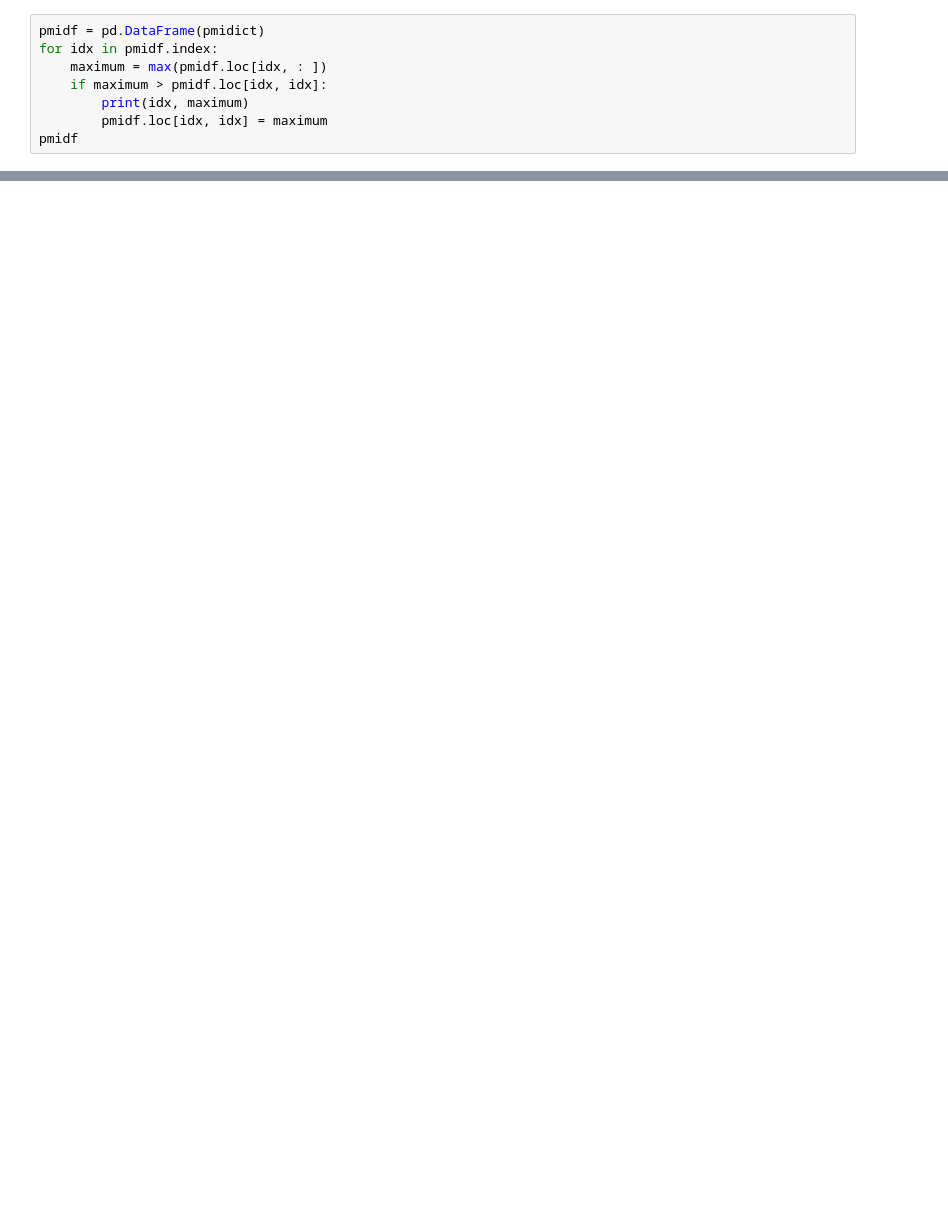
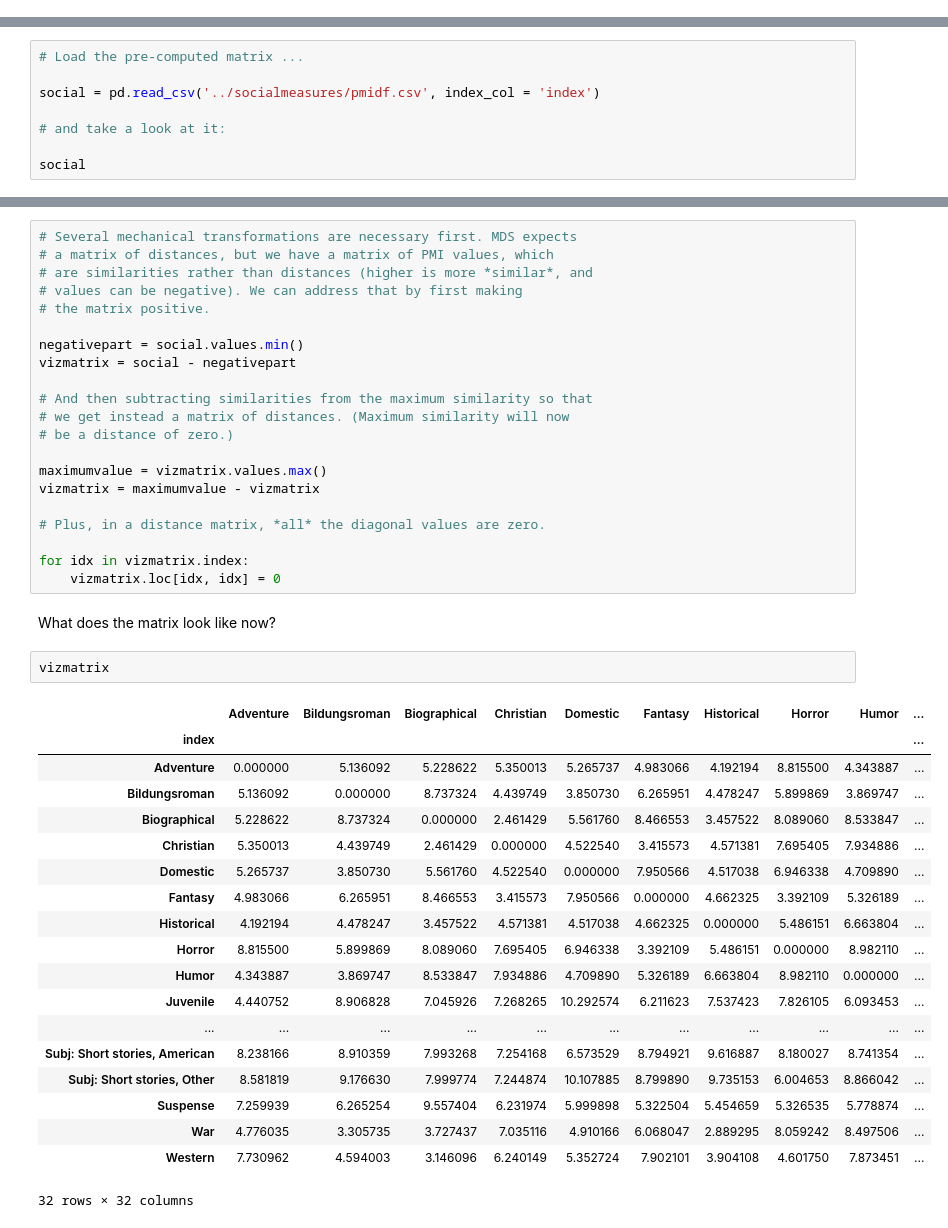
Before and after one commit to tedunderwood/genredistance, a Jupyter notebook: workshop/genreworkshop.ipynb, the cells around one changed output, grey strips where cells are left out. Cells and saved outputs as stored; diff of their text form; blank space fills up the shorter version.

```diff
--- a/workshop/genreworkshop.ipynb
+++ b/workshop/genreworkshop.ipynb
@@ -450,8 +16,0 @@ Subj: Horror
-# %%
-pmidf = pd.DataFrame(pmidict)
-for idx in pmidf.index:
-    maximum = max(pmidf.loc[idx, : ])
-    if maximum > pmidf.loc[idx, idx]:
-        print(idx, maximum)
-        pmidf.loc[idx, idx] = maximum
-pmidf
@@ -478,0 +63,8 @@ Subj: SF, American 2.35951916418
+# %%
+# Load the pre-computed matrix ...
+
+social = pd.read_csv('../socialmeasures/pmidf.csv', index_col = 'index')
+
+# and take a look at it:
+
+social
@@ -478,0 +99,45 @@ Subj: SF, American 2.35951916418
+# %%
+# Several mechanical transformations are necessary first. MDS expects
+# a matrix of distances, but we have a matrix of PMI values, which
+# are similarities rather than distances (higher is more *similar*, and
+# values can be negative). We can address that by first making
+# the matrix positive.
+
+negativepart = social.values.min()
+vizmatrix = social - negativepart
+
+# And then subtracting similarities from the maximum similarity so that
+# we get instead a matrix of distances. (Maximum similarity will now
+# be a distance of zero.)
+
+maximumvalue = vizmatrix.values.max()
+vizmatrix = maximumvalue - vizmatrix
+
+# Plus, in a distance matrix, *all* the diagonal values are zero.
+
+for idx in vizmatrix.index:
+    vizmatrix.loc[idx, idx] = 0
+# %% [markdown]
+What does the matrix look like now?
+# %%
+vizmatrix
+# %% [output]
+|  | Adventure | Bildungsroman | Biographical | Christian | Domestic | Fantasy | Historical | Horror | Humor | ... |
+| index |  |  |  |  |  |  |  |  |  | ... |
+| Adventure | 0.000000 | 5.136092 | 5.228622 | 5.350013 | 5.265737 | 4.983066 | 4.192194 | 8.815500 | 4.343887 | ... |
+| Bildungsroman | 5.136092 | 0.000000 | 8.737324 | 4.439749 | 3.850730 | 6.265951 | 4.478247 | 5.899869 | 3.869747 | ... |
+| Biographical | 5.228622 | 8.737324 | 0.000000 | 2.461429 | 5.561760 | 8.466553 | 3.457522 | 8.089060 | 8.533847 | ... |
+| Christian | 5.350013 | 4.439749 | 2.461429 | 0.000000 | 4.522540 | 3.415573 | 4.571381 | 7.695405 | 7.934886 | ... |
+| Domestic | 5.265737 | 3.850730 | 5.561760 | 4.522540 | 0.000000 | 7.950566 | 4.517038 | 6.946338 | 4.709890 | ... |
+| Fantasy | 4.983066 | 6.265951 | 8.466553 | 3.415573 | 7.950566 | 0.000000 | 4.662325 | 3.392109 | 5.326189 | ... |
+| Historical | 4.192194 | 4.478247 | 3.457522 | 4.571381 | 4.517038 | 4.662325 | 0.000000 | 5.486151 | 6.663804 | ... |
+| Horror | 8.815500 | 5.899869 | 8.089060 | 7.695405 | 6.946338 | 3.392109 | 5.486151 | 0.000000 | 8.982110 | ... |
+| Humor | 4.343887 | 3.869747 | 8.533847 | 7.934886 | 4.709890 | 5.326189 | 6.663804 | 8.982110 | 0.000000 | ... |
+| Juvenile | 4.440752 | 8.906828 | 7.045926 | 7.268265 | 10.292574 | 6.211623 | 7.537423 | 7.826105 | 6.093453 | ... |
+| ... | ... | ... | ... | ... | ... | ... | ... | ... | ... | ... |
+| Subj: Short stories, American | 8.238166 | 8.910359 | 7.993268 | 7.254168 | 6.573529 | 8.794921 | 9.616887 | 8.180027 | 8.741354 | ... |
+| Subj: Short stories, Other | 8.581819 | 9.176630 | 7.999774 | 7.244874 | 10.107885 | 8.799890 | 9.735153 | 6.004653 | 8.866042 | ... |
+| Suspense | 7.259939 | 6.265254 | 9.557404 | 6.231974 | 5.999898 | 5.322504 | 5.454659 | 5.326535 | 5.778874 | ... |
+| War | 4.776035 | 3.305735 | 3.727437 | 7.035116 | 4.910166 | 6.068047 | 2.889295 | 8.059242 | 8.497506 | ... |
+| Western | 7.730962 | 4.594003 | 3.146096 | 6.240149 | 5.352724 | 7.902101 | 3.904108 | 4.601750 | 7.873451 | ... |
+32 rows × 32 columns
```
Also changed, not shown: parts of 50 cells of this notebook, 1 other file.
